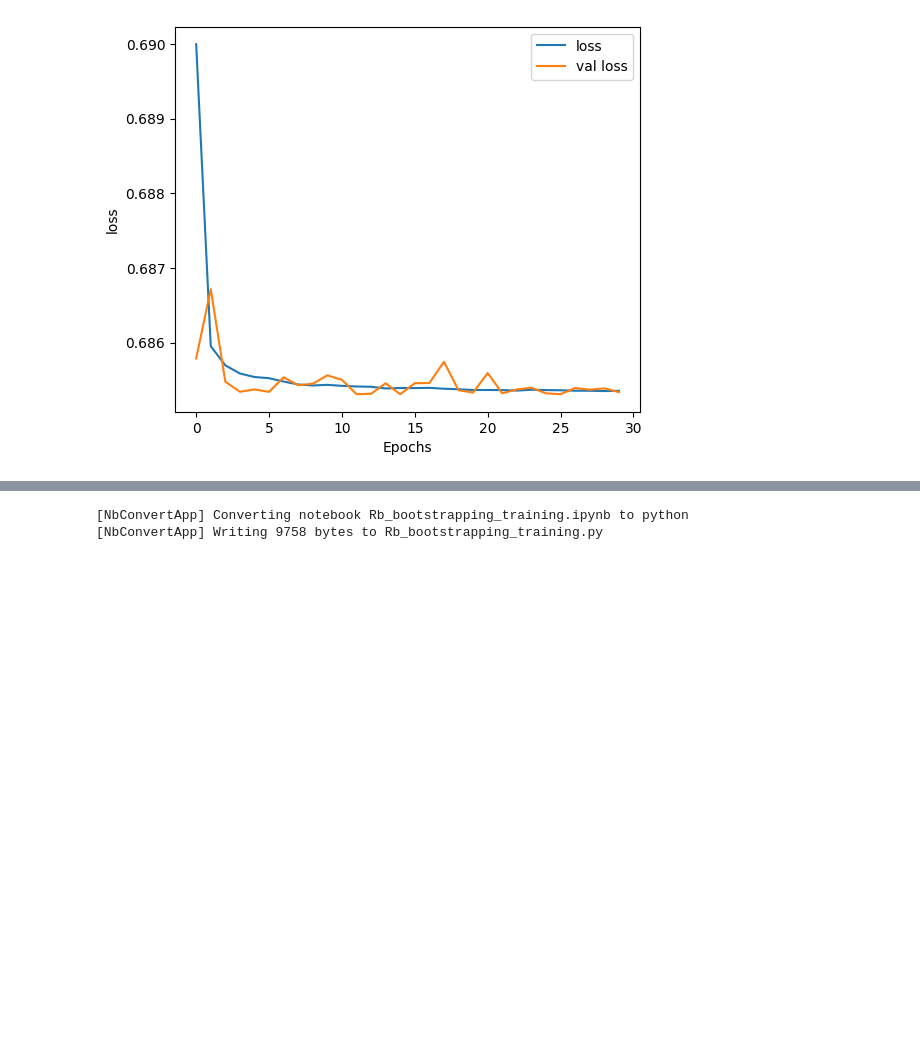
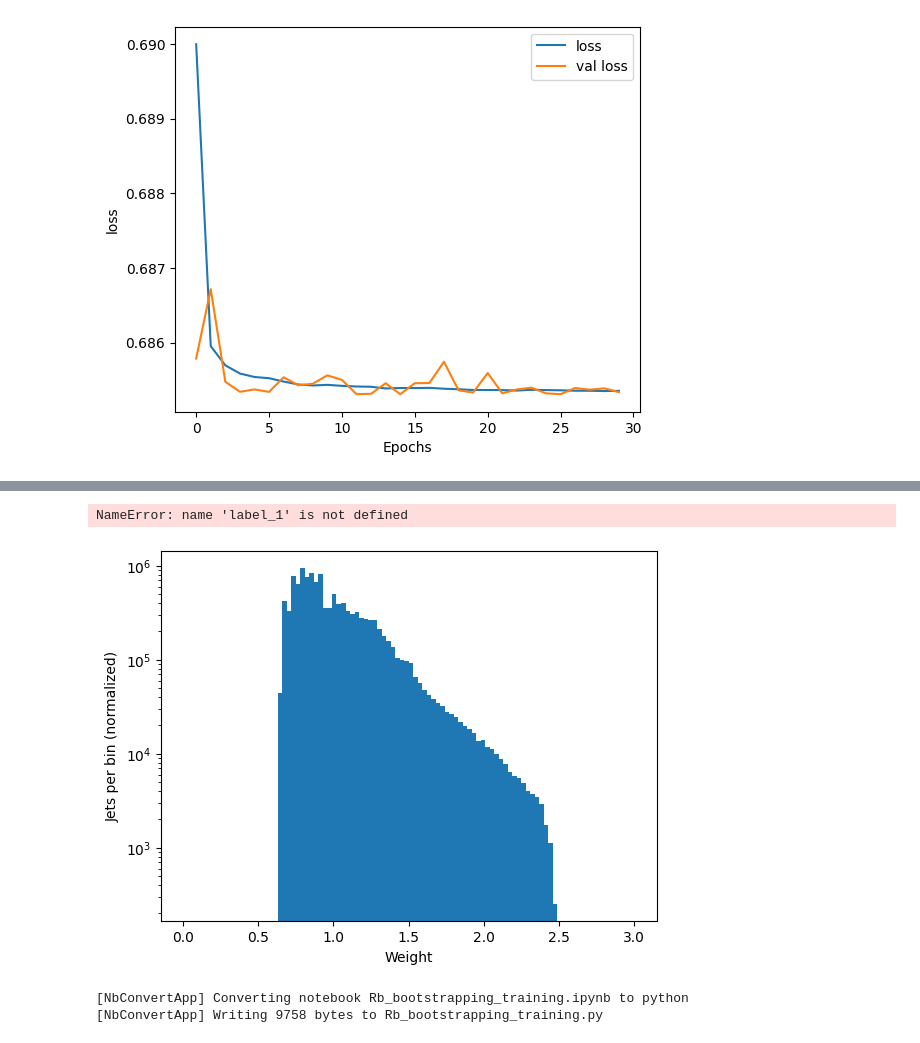
Before and after one commit to finnpuschmann/DCTR_FP, a Jupyter notebook: 20240806_B-Fragmentation_bootsrapping/Rb_bootstrapping_training.ipynb, the cells around one changed output, grey strips where cells are left out. Saved outputs shown, nothing was run; the diff lists cells and outputs as text; code cells hidden in the pictures; blank space fills up the shorter version.

```diff
--- a/20240806_B-Fragmentation_bootsrapping/Rb_bootstrapping_training.ipynb
+++ b/20240806_B-Fragmentation_bootsrapping/Rb_bootstrapping_training.ipynb
@@ -407,3 +420,16 @@ plt.show()
+# %%
+clip_val = 3
+bins = np.linspace(0, clip_val, 101)
+plt.hist(np.clip(weights, 0, clip_val), bins = bins)
+plt.yscale('log')
+plt.xlabel("Weight")
+plt.ylabel('Jets per bin (normalized)')
+plt.title("Weights " + label_1 + r' $\rightarrow$ ' + label_0, fontsize=20)
+plt.yscale('log')
+plt.show()
+# %% [output]
+NameError: name 'label_1' is not defined
+[figure, added]
 # %%
 !jupyter nbconvert Rb_bootstrapping_training.ipynb --to python
 # %% [output]
```
Also changed, not shown: parts of 3 cells of this notebook, 8 other files.
